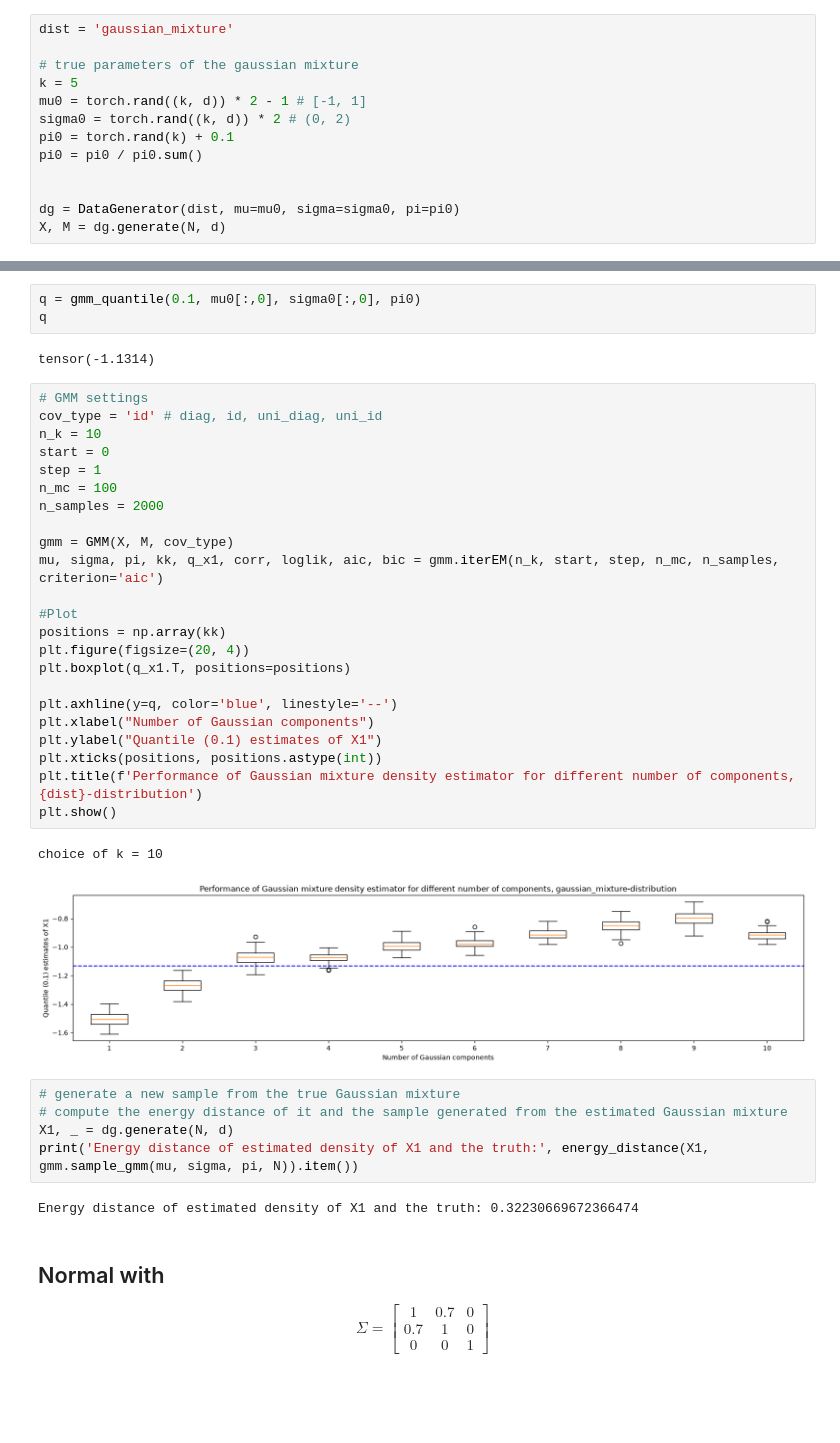
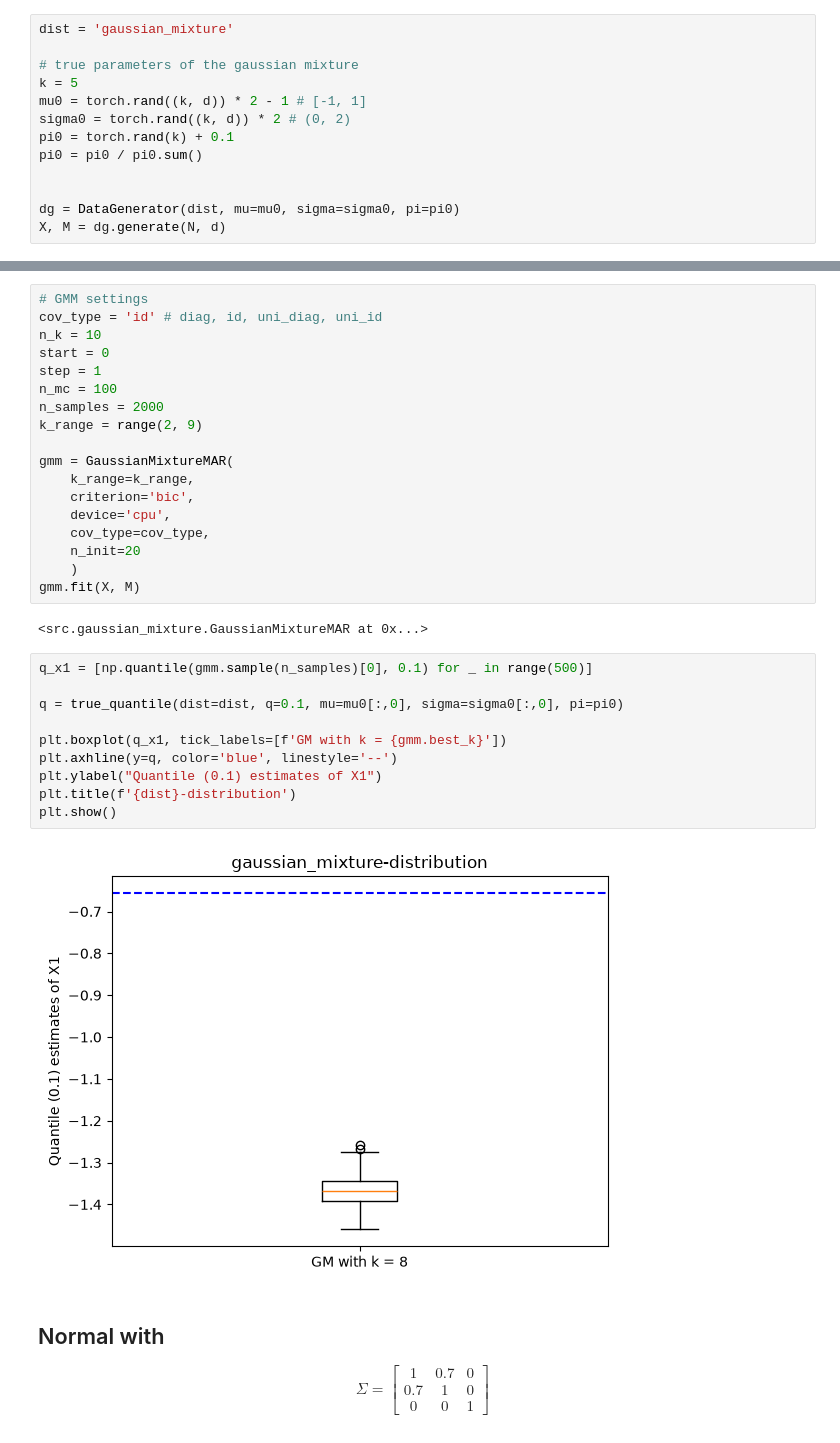
Before and after one commit to huimin-hu-stat/MAR, a Jupyter notebook: simulation.ipynb, the cells around one changed output, grey strips where cells are left out. Cells and saved outputs as stored; diff of their text form; blank space fills up the shorter version.

```diff
--- a/simulation.ipynb
+++ b/simulation.ipynb
@@ -58,8 +67,3 @@ def gmm_quantile(p, mu, sigma, pi, tol=1e-6, max_iter=100):
-# %%
-q = gmm_quantile(0.1, mu0[:,0], sigma0[:,0], pi0)
-q
-# %% [output]
-tensor(-1.1314)
 # %%
 # GMM settings
 cov_type = 'id' # diag, id, uni_diag, uni_id
@@ -68,31 +72,30 @@ start = 0
 step = 1
 n_mc = 100
 n_samples = 2000
+k_range = range(2, 9)
 
-gmm = GMM(X, M, cov_type)
-mu, sigma, pi, kk, q_x1, corr, loglik, aic, bic = gmm.iterEM(n_k, start, step, n_mc, n_samples, criterion='aic')
-
-#Plot
-positions = np.array(kk)
-plt.figure(figsize=(20, 4))
-plt.boxplot(q_x1.T, positions=positions)
-
-plt.axhline(y=q, color='blue', linestyle='--')
-plt.xlabel("Number of Gaussian components")
-plt.ylabel("Quantile (0.1) estimates of X1")
-plt.xticks(positions, positions.astype(int))
-plt.title(f'Performance of Gaussian mixture density estimator for different number of components, {dist}-distribution')
-plt.show()
+gmm = GaussianMixtureMAR(
+    k_range=k_range,
+    criterion='bic',
+    device='cpu',
+    cov_type=cov_type,
+    n_init=20
+    )
+gmm.fit(X, M)
 # %% [output]
-choice of k = 10
+<src.gaussian_mixture.GaussianMixtureMAR at 0x...>
-[figure, removed]
-# %%
-# generate a new sample from the true Gaussian mixture
-# compute the energy distance of it and the sample generated from the estimated Gaussian mixture
-X1, _ = dg.generate(N, d)
-print('Energy distance of estimated density of X1 and the truth:', energy_distance(X1, gmm.sample_gmm(mu, sigma, pi, N)).item())
-# %% [output]
-Energy distance of estimated density of X1 and the truth: 0.32230669672366474
+# %%
+q_x1 = [np.quantile(gmm.sample(n_samples)[0], 0.1) for _ in range(500)]
+
+q = true_quantile(dist=dist, q=0.1, mu=mu0[:,0], sigma=sigma0[:,0], pi=pi0)
+
+plt.boxplot(q_x1, tick_labels=[f'GM with k = {gmm.best_k}'])
+plt.axhline(y=q, color='blue', linestyle='--')
+plt.ylabel("Quantile (0.1) estimates of X1")
+plt.title(f'{dist}-distribution')
+plt.show()
+# %% [output]
+[figure, added]
 # %% [markdown]
 ## Normal with
 $$\Sigma = \begin{bmatrix} 1 & 0.7 & 0 \\ 0.7 & 1 & 0 \\ 0 & 0 & 1 \end{bmatrix}$$
```
Also changed, not shown: parts of 11 cells of this notebook, 2 other files.
